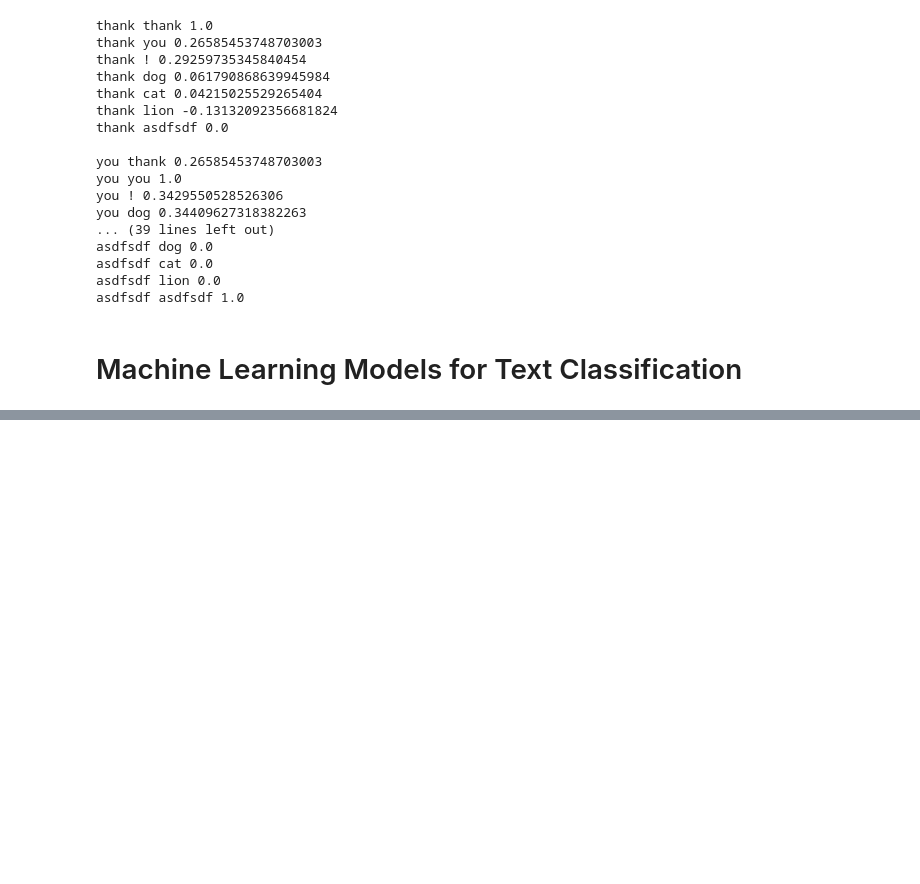
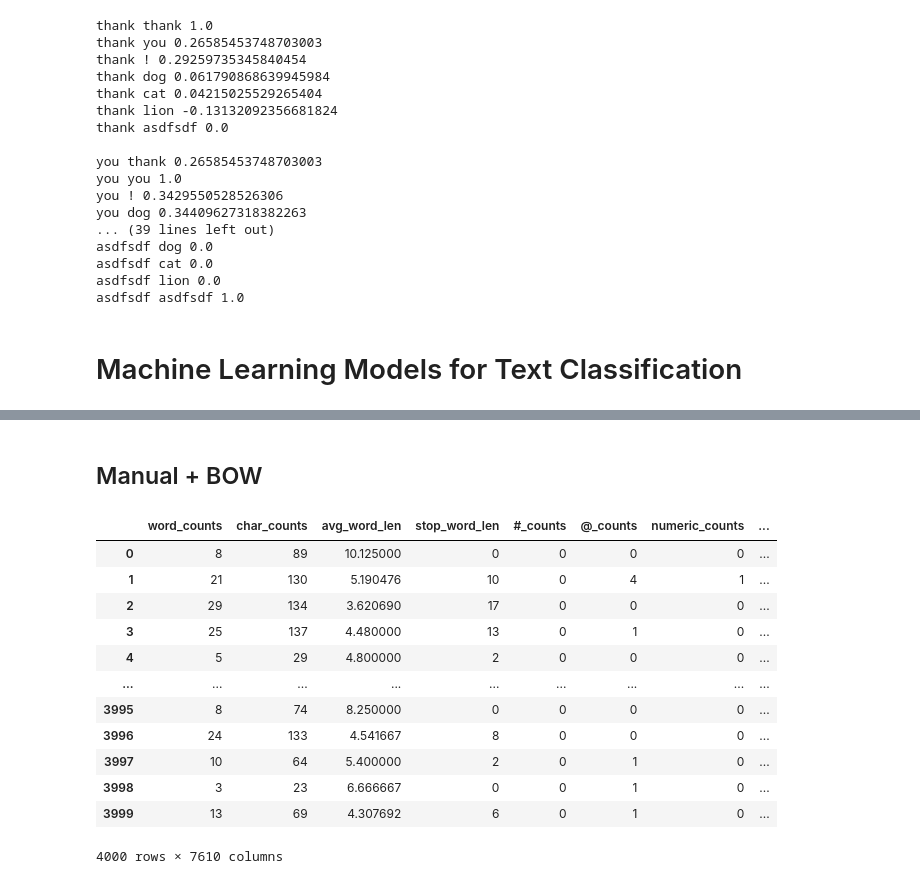
Before and after one commit to Arafat6462/NLP, a Jupyter notebook: Spacy Preprocessing.ipynb, the cells around one changed output, grey strips where cells are left out. Saved outputs shown, nothing was run; the diff lists cells and outputs as text; code cells hidden in the pictures; blank space fills up the shorter version.

```diff
--- a/Spacy Preprocessing.ipynb
+++ b/Spacy Preprocessing.ipynb
@@ -1193,0 +1256,4 @@ asdfsdf asdfsdf 1.0
+# %%
+cv = CountVectorizer()
+# %%
+text_counts = cv.fit_transform(dfr['tweets'])
@@ -1193,0 +1274,2 @@ asdfsdf asdfsdf 1.0
+# %%
+dfr_bow = pd.DataFrame(text_counts.toarray(), columns=cv.get_feature_names())
@@ -1193,0 +1351,19 @@ asdfsdf asdfsdf 1.0
+# %% [markdown]
+## Manual + BOW
+# %%
+X = dfr_feat.join(dfr_bow)
+X
+# %% [output]
+|  | word_counts | char_counts | avg_word_len | stop_word_len | #_counts | @_counts | numeric_counts | ... |
+| 0 | 8 | 89 | 10.125000 | 0 | 0 | 0 | 0 | ... |
+| 1 | 21 | 130 | 5.190476 | 10 | 0 | 4 | 1 | ... |
+| 2 | 29 | 134 | 3.620690 | 17 | 0 | 0 | 0 | ... |
+| 3 | 25 | 137 | 4.480000 | 13 | 0 | 1 | 0 | ... |
+| 4 | 5 | 29 | 4.800000 | 2 | 0 | 0 | 0 | ... |
+| ... | ... | ... | ... | ... | ... | ... | ... | ... |
+| 3995 | 8 | 74 | 8.250000 | 0 | 0 | 0 | 0 | ... |
+| 3996 | 24 | 133 | 4.541667 | 8 | 0 | 0 | 0 | ... |
+| 3997 | 10 | 64 | 5.400000 | 2 | 0 | 1 | 0 | ... |
+| 3998 | 3 | 23 | 6.666667 | 0 | 0 | 1 | 0 | ... |
+| 3999 | 13 | 69 | 4.307692 | 6 | 0 | 1 | 0 | ... |
+4000 rows × 7610 columns
```
Also changed, not shown: parts of 52 cells of this notebook, 10 other files.
